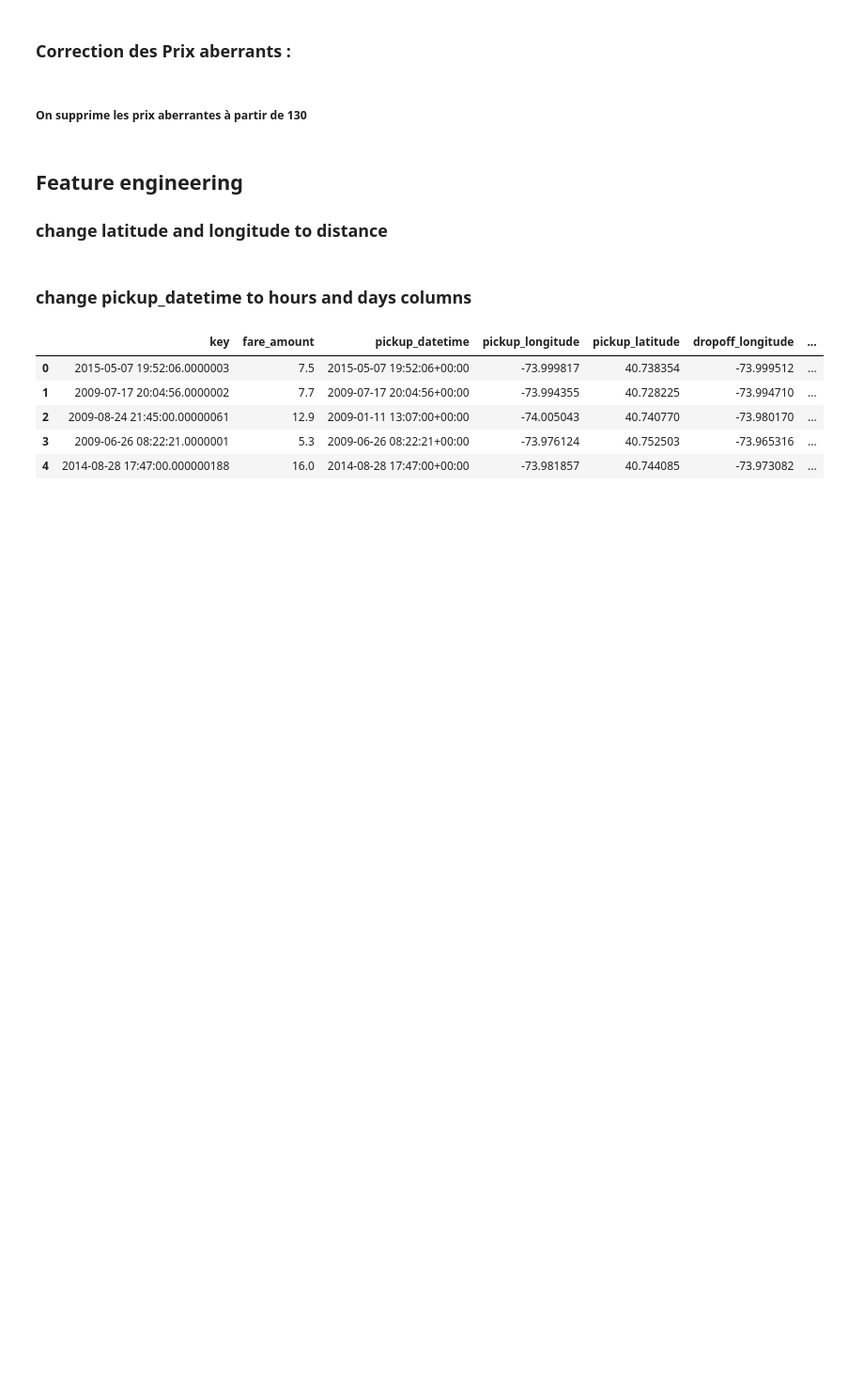
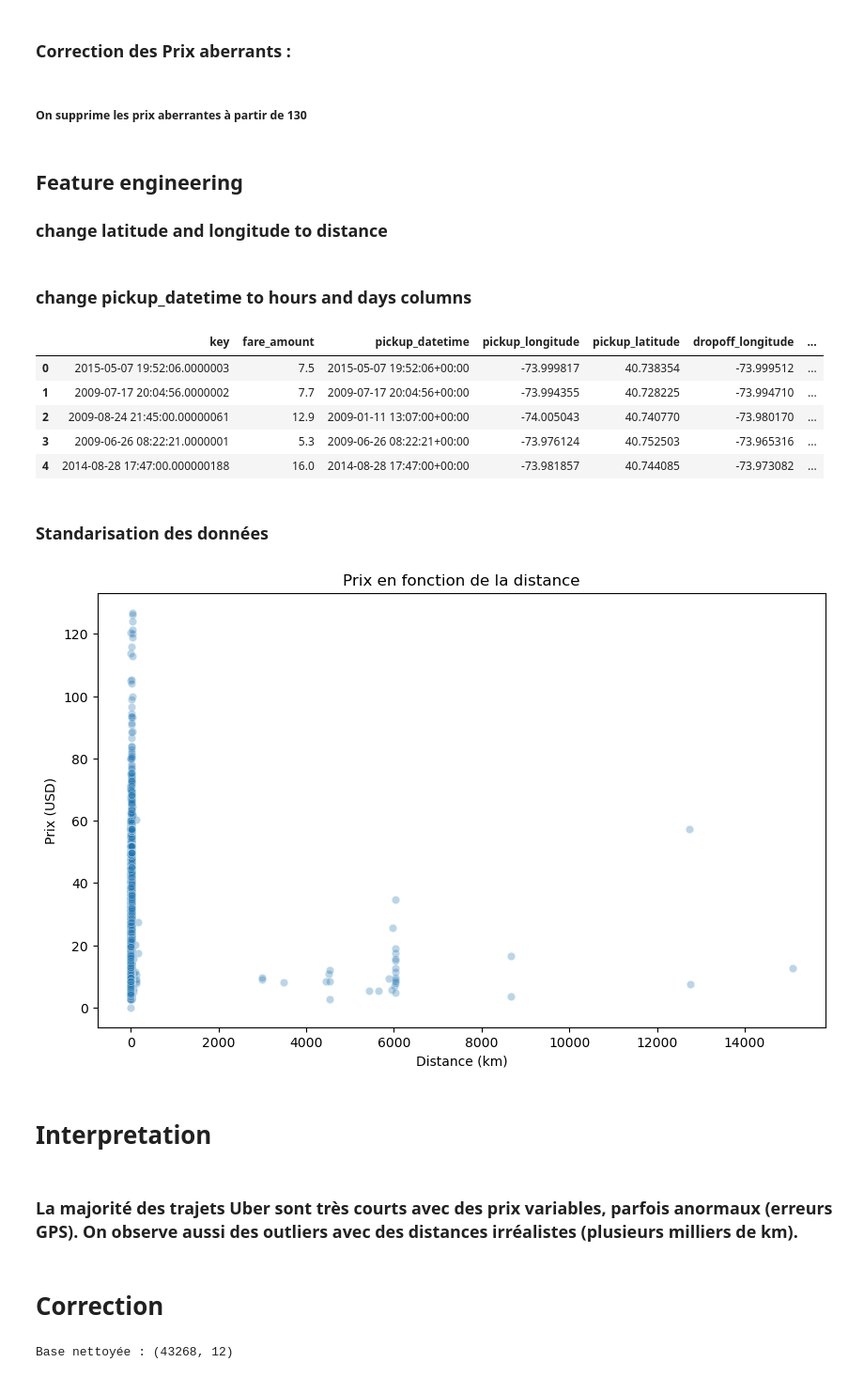
Before and after one commit to sarhanhamdi/ML_Project_Crisp-dm, a Jupyter notebook: 3. Data Preparation.ipynb, the cells around one changed output. Shown: that part at 94% size. Saved outputs shown, nothing was run; the diff lists cells and outputs as text; code cells hidden in the pictures; blank space fills up the shorter version.

Commit message:
update data preperation(distance)

```diff
--- a/3. Data Preparation.ipynb
+++ b/3. Data Preparation.ipynb
@@ -184,3 +188,7 @@ df.head()
 | 4 | 2014-08-28 17:47:00.000000188 | 16.0 | 2014-08-28 17:47:00+00:00 | -73.981857 | 40.744085 | -73.973082 | ... |
 # %%
 df.to_csv("database_clean.csv", index=False)
+# %% [markdown]
+### Standarisation des données
+# %%
+df = pd.read_csv("database_clean.csv")
@@ -186,0 +201,16 @@ df.to_csv("database_clean.csv", index=False)
+# %%
+plt.figure(figsize=(10,6))
+sns.scatterplot(x='distance_km', y='fare_amount', data=df, alpha=0.3)
+plt.title("Prix en fonction de la distance")
+plt.xlabel("Distance (km)")
+plt.ylabel("Prix (USD)")
+plt.show()
+# %% [output]
+[figure, added]
+# %% [markdown]
+# Interpretation
+# %% [markdown]
+
+### La majorité des trajets Uber sont très courts avec des prix variables, parfois anormaux (erreurs GPS). On observe aussi des outliers avec des distances irréalistes (plusieurs milliers de km).
+# %% [markdown]
+# Correction
@@ -186,0 +226,4 @@ df.to_csv("database_clean.csv", index=False)
+# %%
+print("Base nettoyée :", df.shape)
+# %% [output]
+Base nettoyée : (43268, 12)
```
Also changed, not shown: parts of 8 cells of this notebook, 2 other files.
